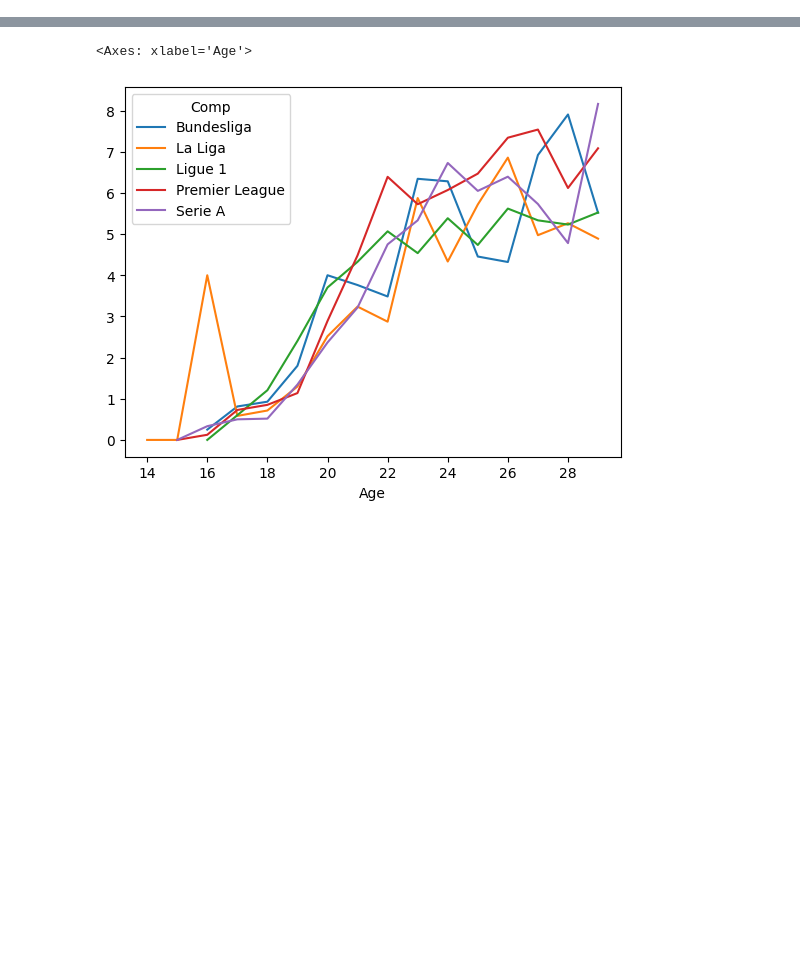
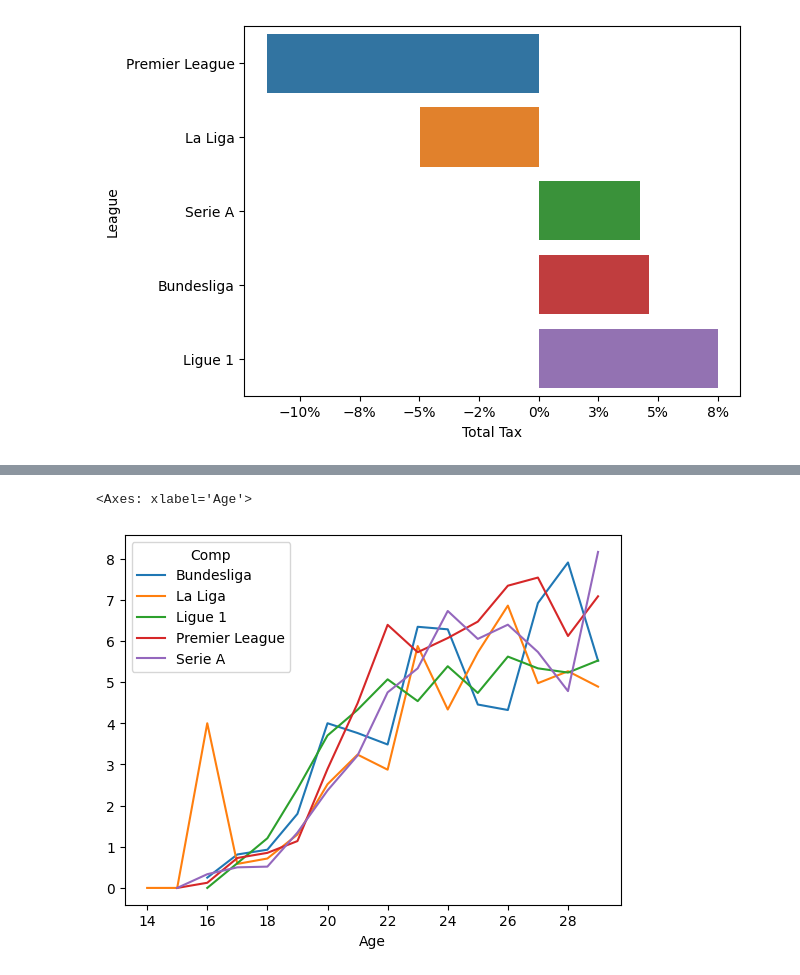
Before and after one commit to Rhys2024/Soccer_Visualization_Streamlit, a Jupyter notebook: Untitled.ipynb, the cells around one changed output, grey strips where cells are left out. Cells and saved outputs as stored; diff of their text form; code cells hidden in the pictures; blank space fills up the shorter version.

```diff
--- a/Untitled.ipynb
+++ b/Untitled.ipynb
@@ -30,6 +30,8 @@ for stat_type in stats_dict.keys():
 #all_stats
 
 #refr.new_grouped_stats_player_comparison['Goalscoring'].keys()
+
+all_stats.remove('Playing Time - Min')
 # %%
 
 tax_stats = ['Performance - Gls per 90',
@@ -296,0 +428,41 @@ for combo, names in multiple_league_players.items():
+# %%
+import seaborn as sns
+from sklearn.preprocessing import MinMaxScaler
+
+
+tipo = pd.Series(combo_compare_matrix).unstack()
+tipo['Total Tax'] = tipo.sum(axis=1)
+tipo.index.name = 'League'
+#tipo['Normalized Tax'] = MinMaxScaler().fit_transform(tipo[['Total Tax']]).round(2)
+tipo['Rank'] = tipo['Total Tax'].rank(ascending=True).astype(str)
+
+
+tipo.to_csv('data/tax_compare_matrix_non_adjusted.csv')
+
+#tipo.style.format("{:.0%}")
+
+# .to_csv('data/tax_compare_matrix_non_adjusted.csv')
+#tipo.to_csv('data/tax_compare_matrix_non_adjusted.csv')
+# %%
+import matplotlib.pyplot as plt
+import plotly.express as px
+
+import matplotlib.ticker as mtick
+
+
+#plt.barh(tipo.index, tipo['Total Tax'])
+
+
+#tipo.sort_values(by='Total Tax')['Total Tax'].plot.barh()
+#fig =
+ax = sns.barplot(tipo.reset_index().sort_values(by='Total Tax',
+                                           ascending = True),
+            x = 'Total Tax',
+            y = 'League',
+            hue = 'Rank',
+            legend=False
+           )
+
+ax.xaxis.set_major_formatter(mtick.PercentFormatter(1, decimals=0))
+# %% [output]
+[figure, added]
```
Also changed, not shown: parts of 30 cells of this notebook, 23 other files.
